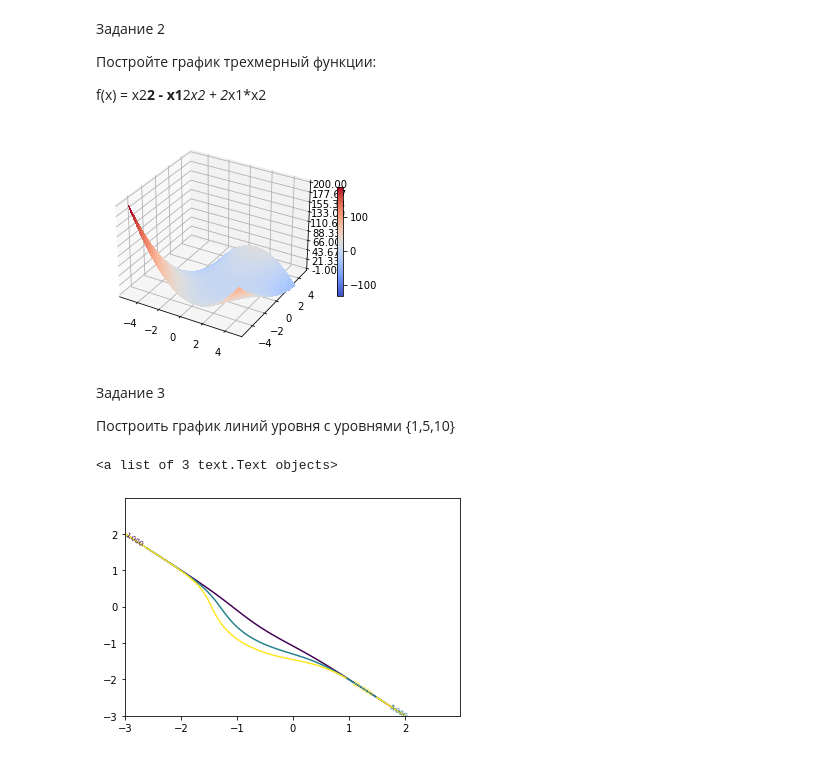
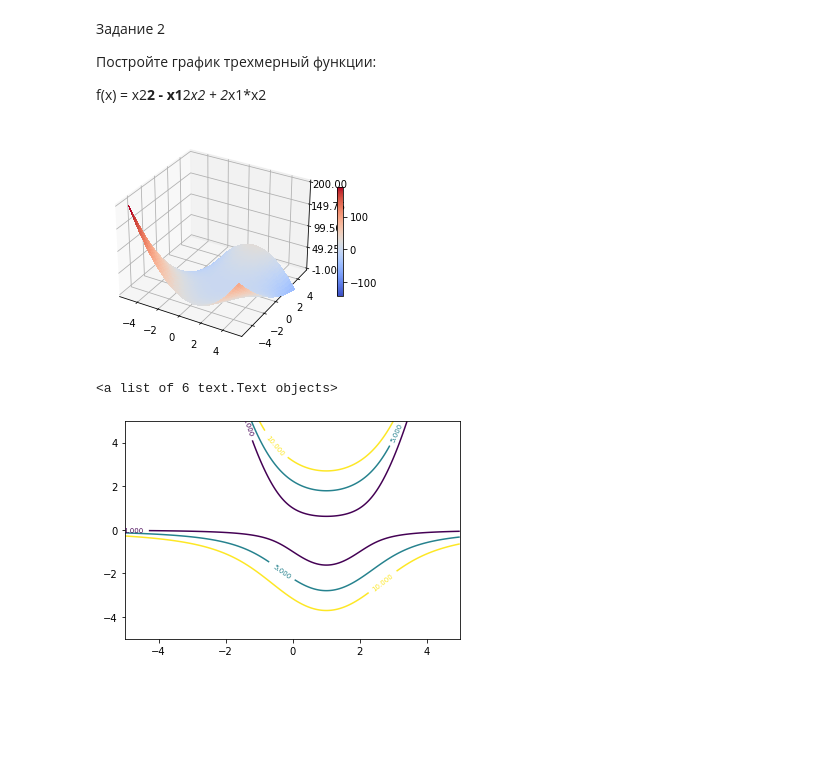
Before and after one commit to Ilya-Karpov/Math-Data-Science, a Jupyter notebook: HM5/HM5.ipynb, the cells around one changed output. Saved outputs shown, nothing was run; the diff lists cells and outputs as text; code cells hidden in the pictures; blank space fills up the shorter version.

```diff
--- a/HM5/HM5.ipynb
+++ b/HM5/HM5.ipynb
@@ -54,32 +53,6 @@ import matplotlib.pyplot as plt
 from matplotlib import cm
 from matplotlib.ticker import LinearLocator, FormatStrFormatter
 import numpy as np
-# %%
-fig = plt.figure()
-ax = fig.gca(projection= '3d')
-
-X = np.arange(-5, 5, 0.25)
-Y = np.arange(-5, 5, 0.25)
-X, Y = np.meshgrid(X , Y)
-R = np.sqrt(X**2 + Y**2)
-Z = func02(X, Y)
-
-surf = ax.plot_surface(X, Y, Z, cmap = cm.coolwarm,
-                      linewidth = 0, antialiased = False)
-
-ax.set_zlim(-1, 200.0)
-ax.zaxis.set_major_locator(LinearLocator(10))
-ax.zaxis.set_major_formatter(FormatStrFormatter('%.02f'))
-
-fig.colorbar(surf, shrink = 0.5, aspect = 20)
-
-plt.show()
-# %% [output]
-[figure, removed]
 # %%
 def func02(x1, x2):
     return x2**2 - x1**2*x2 + 2*x1*x2
-# %% [markdown]
-Задание 3
-
-Построить график линий уровня с уровнями {1,5,10}
@@ -93,7 +59,27 @@ Z = (Z1 - Z2) * 2
-# %%
-fig, ax = plt.subplots()
-CS = ax.contour(X, Y, Z, [ 1, 5, 10])
-ax.clabel(CS, inline = True, fontsize = 7)
-# %% [output]
-<a list of 3 text.Text objects>
-[figure, removed]
+# %%
+fig = plt.figure()
+ax = fig.gca(projection= '3d')
+
+X = np.arange(-5, 5, 0.025)
+Y = np.arange(-5, 5, 0.025)
+X, Y = np.meshgrid(X , Y)
+Z = func02(X, Y)
+
+surf = ax.plot_surface(X, Y, Z, cmap = cm.coolwarm,
+                      linewidth = 0, antialiased = False)
+
+ax.set_zlim(-1, 200.0)
+ax.zaxis.set_major_locator(LinearLocator(5))
+ax.zaxis.set_major_formatter(FormatStrFormatter('%.02f'))
+
+fig.colorbar(surf, shrink = 0.5, aspect = 20)
+
+plt.show()
+
+fig, ax = plt.subplots()
+CS = ax.contour(X, Y, Z, [ 1, 5, 10])
+ax.clabel(CS, inline = True, fontsize = 7)
+# %% [output]
+[figure, added]
+<a list of 6 text.Text objects>
+[figure, added]
```
Also changed, not shown: parts of 2 cells of this notebook.
